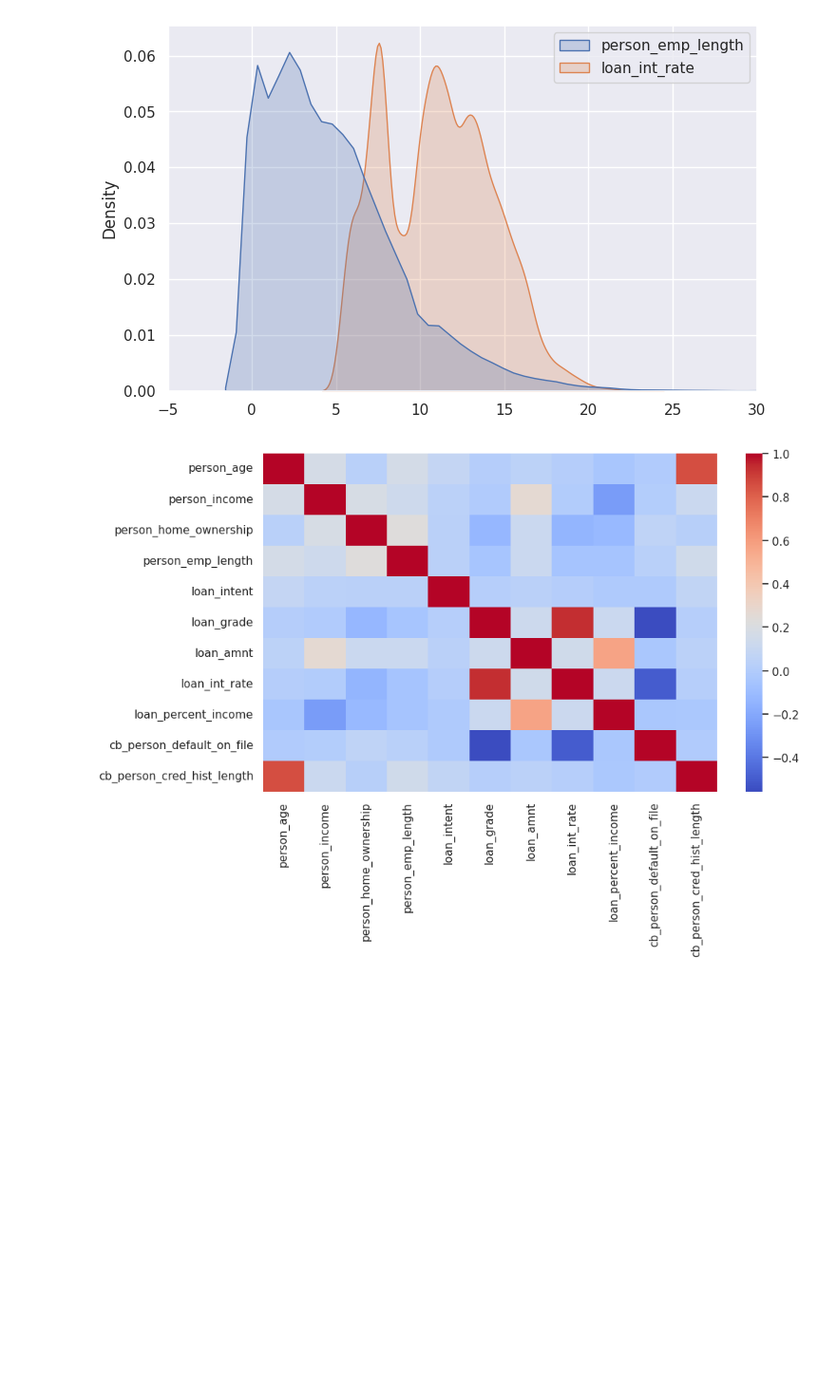
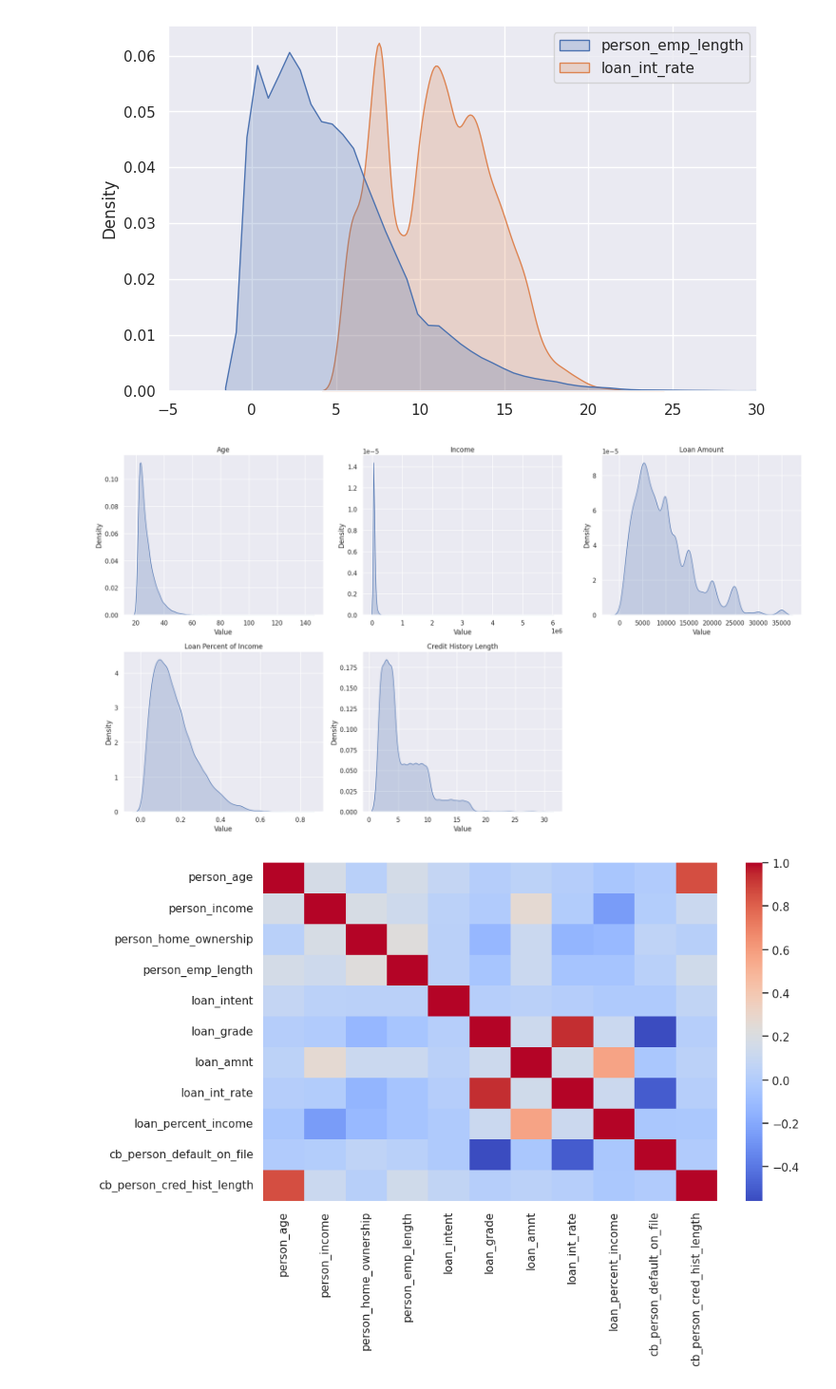
Before and after one commit to Nilkantg/Credit-Risk-Assessment, a Jupyter notebook: Loan Default Risk Analyzer.ipynb, the cells around one changed output. Shown at 95% size. Drawn from its saved outputs; the diff is of its cells as text; code cells hidden in the pictures; blank space fills up the shorter version.

```diff
--- a/Loan Default Risk Analyzer.ipynb
+++ b/Loan Default Risk Analyzer.ipynb
@@ -256,6 +246,33 @@ plt.xlim(-5, 30)
 plt.show()
 # %% [output]
 [figure]
+# %%
+# Define the features you want to plot
+features = ['person_age', 'person_income', 'loan_amnt', 'loan_percent_income', 'cb_person_cred_hist_length']
+titles = ['Age', 'Income', 'Loan Amount', 'Loan Percent of Income', 'Credit History Length']
+
+# Create subplots
+fig, axes = plt.subplots(nrows=2, ncols=3, figsize=(18, 10))
+axes = axes.flatten()  # Flatten the 2D array of axes for easy iteration
+
+# Plot each feature in a separate subplot
+for i, feature in enumerate(features):
+    sns.kdeplot(data=inputs_df[feature], fill=True, ax=axes[i], palette="viridis", common_norm=False)
+    axes[i].set_title(titles[i])
+    axes[i].set_xlabel('Value')
+    axes[i].set_ylabel('Density')
+
+# Remove any unused subplots (if fewer than 6 features)
+for j in range(len(features), len(axes)):
+    fig.delaxes(axes[j])
+
+# Adjust layout
+plt.tight_layout()
+
+# Show the plot
+plt.show()
+# %% [output]
+[figure, added]
 # %%
 plt.figure(figsize = (10, 6))
 corr_matrix = inputs_df.corr()
```
Also changed, not shown: parts of 57 cells of this notebook.
